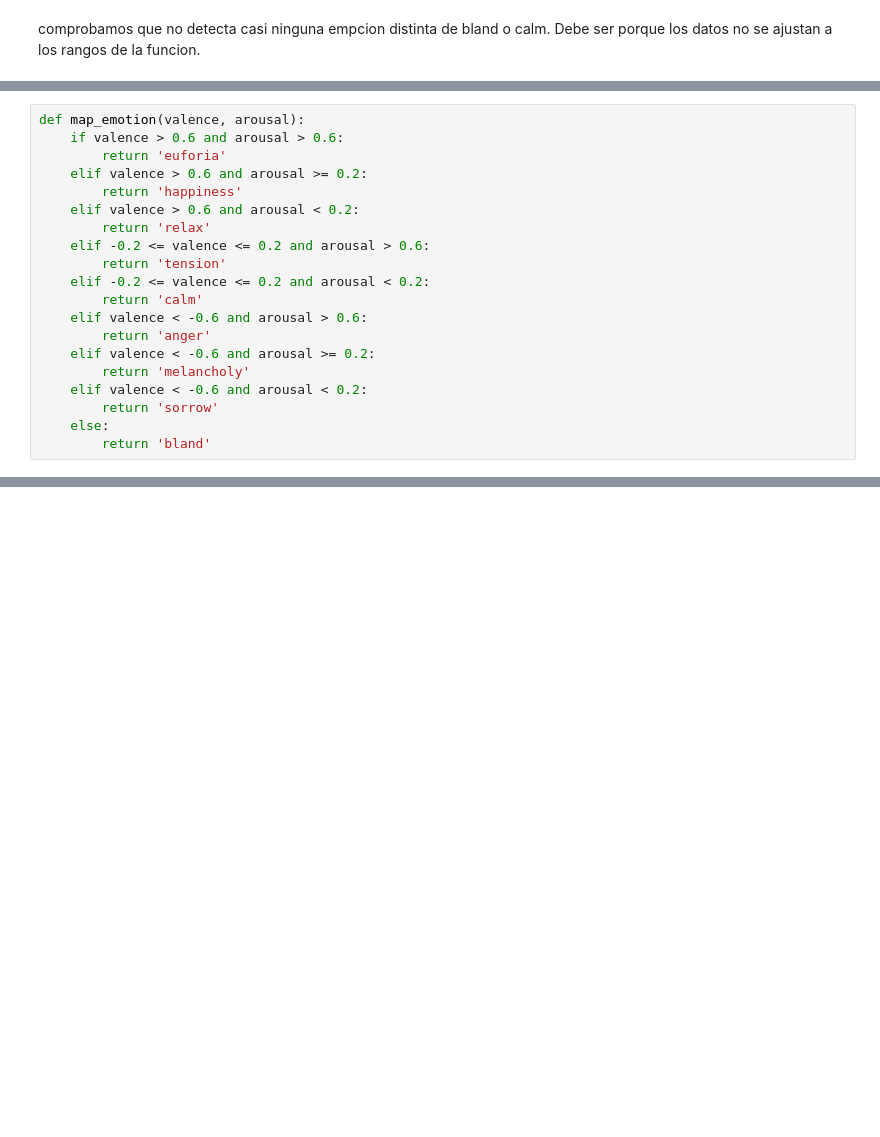
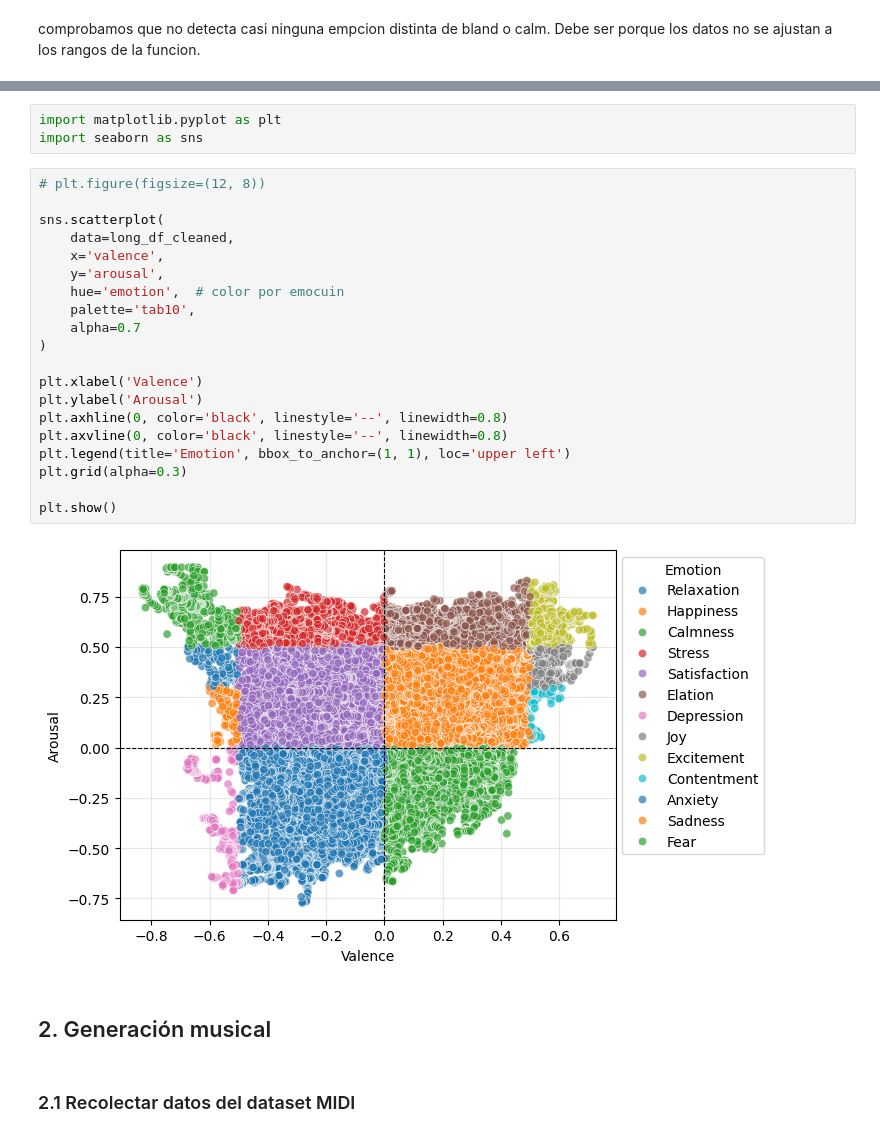
Before and after one commit to Chepados/practica_3_ALN_tori_adri, a Jupyter notebook: project_develp/modelo_Russel.ipynb, the cells around one changed output, grey strips where cells are left out. Cells and saved outputs as stored; diff of their text form; blank space fills up the shorter version.

```diff
--- a/project_develp/modelo_Russel.ipynb
+++ b/project_develp/modelo_Russel.ipynb
@@ -290,20 +294,0 @@ Arousal - Max: 0.898, Min: -0.772351
-# %%
-def map_emotion(valence, arousal):
-    if valence > 0.6 and arousal > 0.6:
-        return 'euforia'
-    elif valence > 0.6 and arousal >= 0.2:
-        return 'happiness'
-    elif valence > 0.6 and arousal < 0.2:
-        return 'relax'
-    elif -0.2 <= valence <= 0.2 and arousal > 0.6:
-        return 'tension'
-    elif -0.2 <= valence <= 0.2 and arousal < 0.2:
-        return 'calm'
-    elif valence < -0.6 and arousal > 0.6:
-        return 'anger'
-    elif valence < -0.6 and arousal >= 0.2:
-        return 'melancholy'
-    elif valence < -0.6 and arousal < 0.2:
-        return 'sorrow'
-    else:
-        return 'bland'
@@ -348,0 +425,29 @@ filtered_rows_df
+# %%
+import matplotlib.pyplot as plt
+import seaborn as sns
+# %%
+# plt.figure(figsize=(12, 8))
+
+sns.scatterplot(
+    data=long_df_cleaned,
+    x='valence',
+    y='arousal',
+    hue='emotion',  # color por emocuin
+    palette='tab10',
+    alpha=0.7
+)
+
+plt.xlabel('Valence')
+plt.ylabel('Arousal')
+plt.axhline(0, color='black', linestyle='--', linewidth=0.8)
+plt.axvline(0, color='black', linestyle='--', linewidth=0.8)
+plt.legend(title='Emotion', bbox_to_anchor=(1, 1), loc='upper left')
+plt.grid(alpha=0.3)
+
+plt.show()
+# %% [output]
+[figure, added]
+# %% [markdown]
+## 2. Generación musical
+# %% [markdown]
+### 2.1 Recolectar datos del dataset MIDI
```
Also changed, not shown: parts of 23 cells of this notebook.
